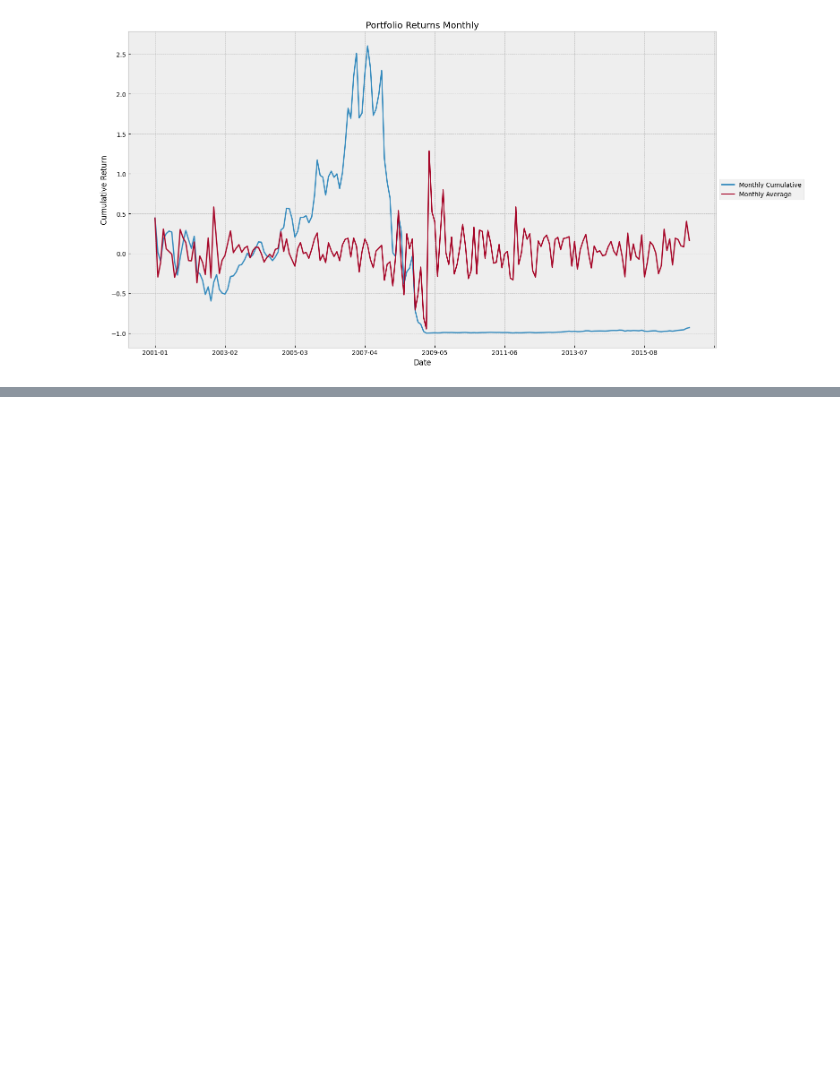
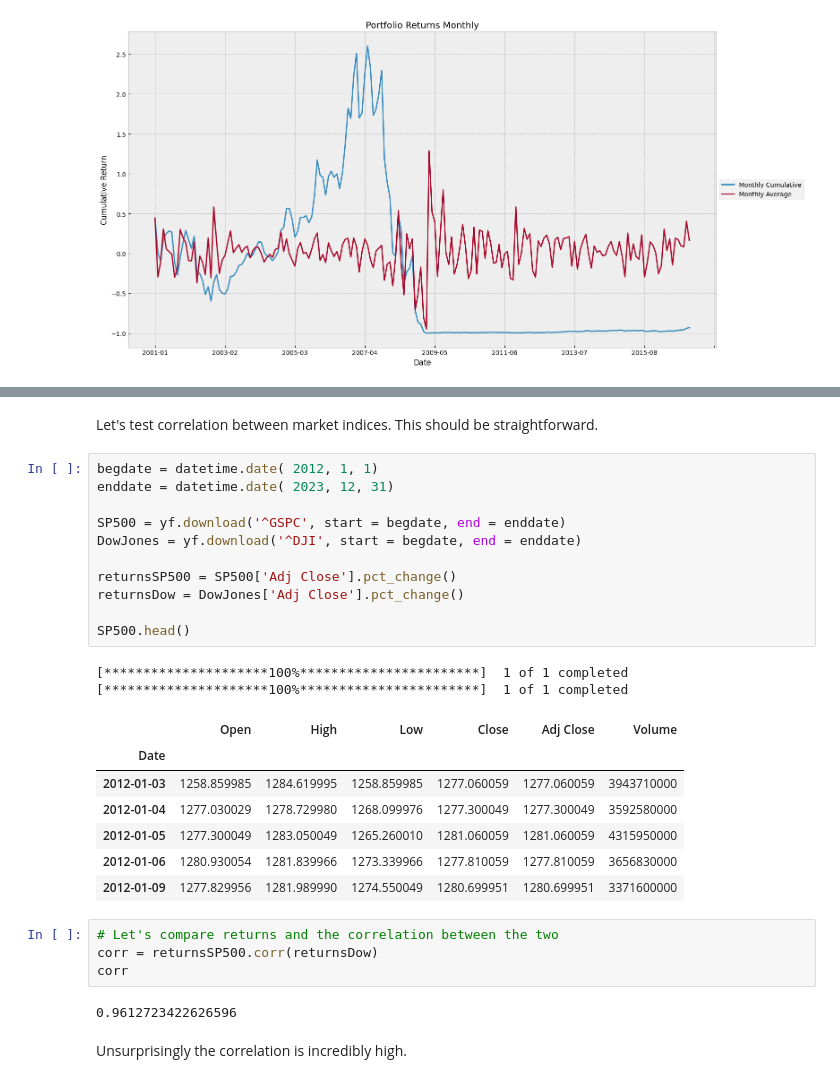
Before and after one commit to leoouyang781/Test-Repository, a Jupyter notebook: Python-For-Finance-2nd-Edition/Chapter 6.ipynb, the cells around one changed output, grey strips where cells are left out. Drawn from its saved outputs; the diff is of its cells as text; blank space fills up the shorter version.

```diff
--- a/Python-For-Finance-2nd-Edition/Chapter 6.ipynb
+++ b/Python-For-Finance-2nd-Edition/Chapter 6.ipynb
@@ -462,0 +595,31 @@ plt.legend(loc='center left', bbox_to_anchor=(1.0, 0.5))
+# %% [markdown]
+Let's test correlation between market indices. This should be straightforward.
+# %%
+begdate = datetime.date( 2012, 1, 1)
+enddate = datetime.date( 2023, 12, 31)
+
+SP500 = yf.download('^GSPC', start = begdate, end = enddate)
+DowJones = yf.download('^DJI', start = begdate, end = enddate)
+
+returnsSP500 = SP500['Adj Close'].pct_change()
+returnsDow = DowJones['Adj Close'].pct_change()
+
+SP500.head()
+# %% [output]
+[*********************100%***********************]  1 of 1 completed
+[*********************100%***********************]  1 of 1 completed
+|  | Open | High | Low | Close | Adj Close | Volume |
+| Date |  |  |  |  |  |  |
+| 2012-01-03 | 1258.859985 | 1284.619995 | 1258.859985 | 1277.060059 | 1277.060059 | 3943710000 |
+| 2012-01-04 | 1277.030029 | 1278.729980 | 1268.099976 | 1277.300049 | 1277.300049 | 3592580000 |
+| 2012-01-05 | 1277.300049 | 1283.050049 | 1265.260010 | 1281.060059 | 1281.060059 | 4315950000 |
+| 2012-01-06 | 1280.930054 | 1281.839966 | 1273.339966 | 1277.810059 | 1277.810059 | 3656830000 |
+| 2012-01-09 | 1277.829956 | 1281.989990 | 1274.550049 | 1280.699951 | 1280.699951 | 3371600000 |
+# %%
+# Let's compare returns and the correlation between the two
+corr = returnsSP500.corr(returnsDow)
+corr
+# %% [output]
+0.9612723422626596
+# %% [markdown]
+Unsurprisingly the correlation is incredibly high.
```
Also changed, not shown: parts of 11 cells of this notebook.
